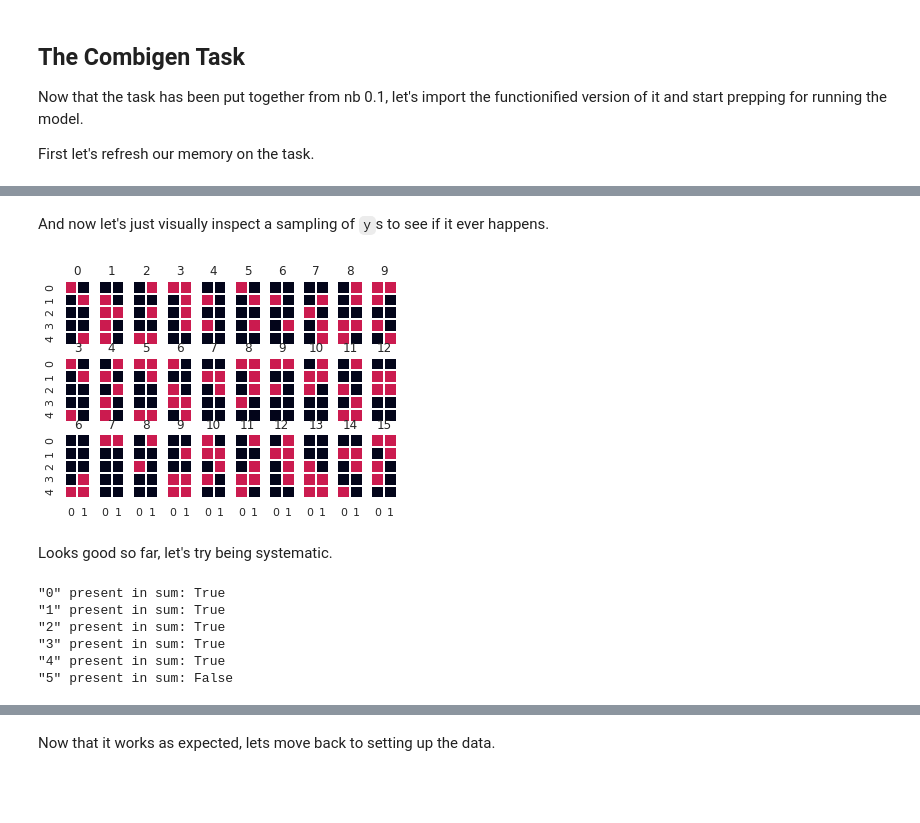
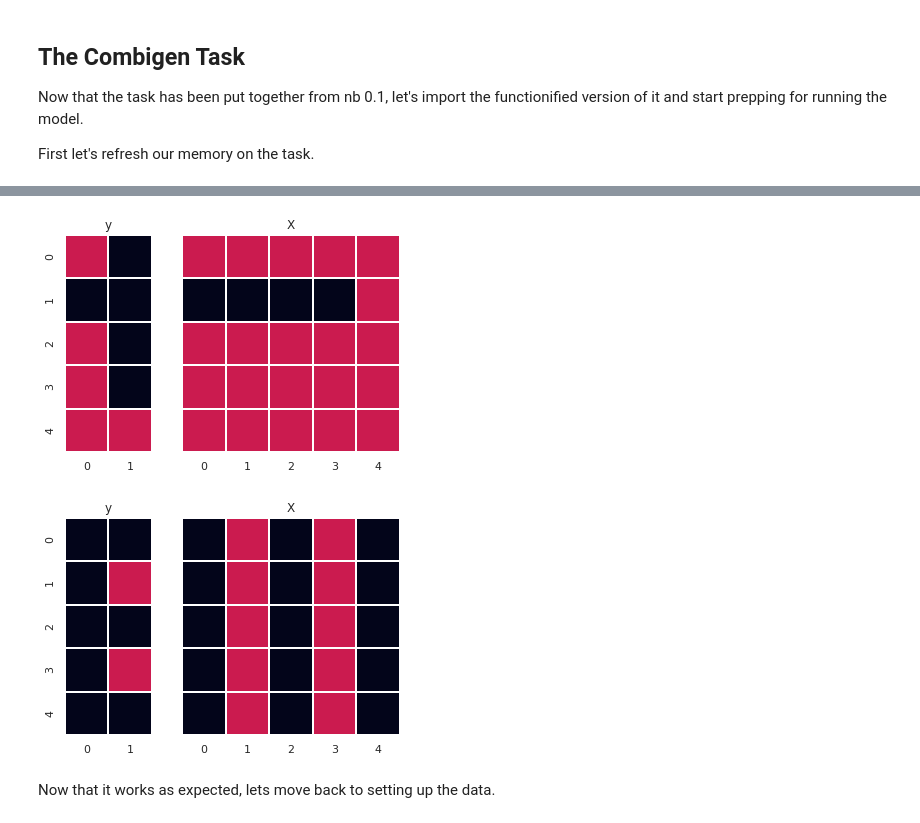
Before and after one commit to apra93/leabra-tf, a Jupyter notebook: docs/source/notebooks/0.2-Running-a-Basic-Model-on-Combigen.ipynb, the cells around one changed output, grey strips where cells are left out. Cells and saved outputs as stored; diff of their text form; code cells hidden in the pictures; blank space fills up the shorter version.

```diff
--- a/docs/source/notebooks/0.2-Running-a-Basic-Model-on-Combigen.ipynb
+++ b/docs/source/notebooks/0.2-Running-a-Basic-Model-on-Combigen.ipynb
@@ -163,29 +94,4 @@ def generate_labels(n_samples=1, size=5, dims=2):
-# %% [markdown]
-And now let's just visually inspect a sampling of `y`s to see if it ever happens.
-# %%
-# Visualize a bunch of y values
-cbhm.heatmap(generate_labels(30))
-# %% [output]
-[figure, removed]
-# %% [markdown]
-Looks good so far, let's try being systematic.
-# %%
-# Generate a large number of y values to test
-large_test_Y = generate_labels(1000000)
-
-# Sum over the long dimension of each sample to see how many of them are set to
-# the on state. If they are all on, then it will sum to the length of the dim.
-values_in_sum = np.isin(range(large_test_Y.shape[1] + 1), np.sum(large_test_Y, axis=1))
-# We should see that all values up to the last one are set to True
-for i, present in enumerate(values_in_sum):
-    print('"{0}" present in sum: {1}'.format(i, present))
-
-# Delete large_test_Y just because of how large it is
-del large_test_Y
-# %% [output]
-"0" present in sum: True
-"1" present in sum: True
-"2" present in sum: True
-"3" present in sum: True
-"4" present in sum: True
-"5" present in sum: False
+# %%
+cbhm.visualize_combigen(2)
+plt.show()
+# %% [output]
@@ -192,3 +100,5 @@ del large_test_Y
+[figure, added]
+[figure, added]
 # %% [markdown]
 Now that it works as expected, lets move back to setting up the data.
 # %% [markdown]
```
Also changed, not shown: parts of 19 cells of this notebook, 1 other file.
